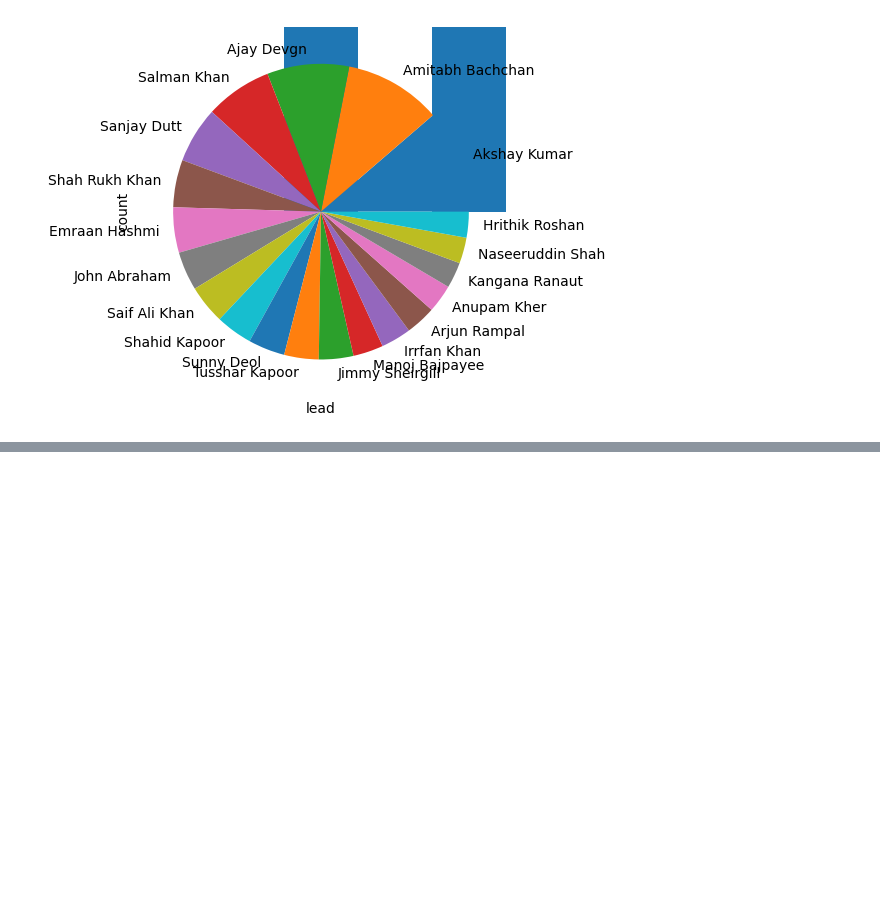
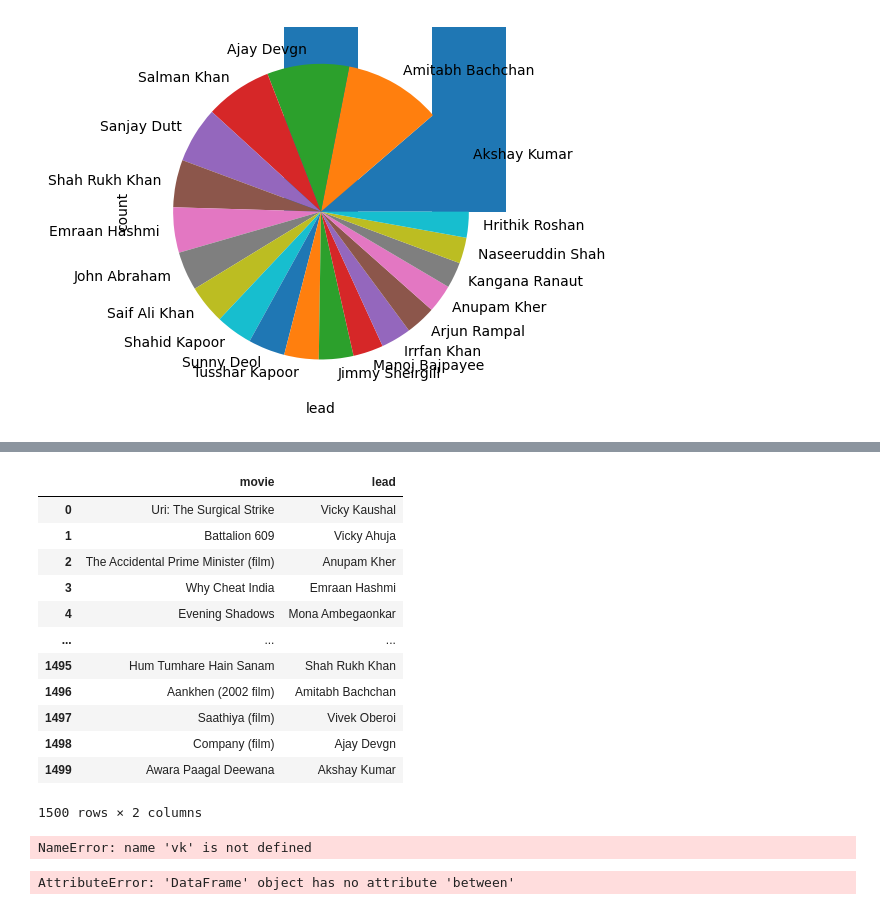
Before and after one commit to mdmohsin6/5.6-Secrets-Project, a Jupyter notebook: pandas.ipynb, the cells around one changed output, grey strips where cells are left out. Saved outputs shown, nothing was run; the diff lists cells and outputs as text; code cells hidden in the pictures; blank space fills up the shorter version.

```diff
--- a/pandas.ipynb
+++ b/pandas.ipynb
@@ -584,0 +625,35 @@ movies.value_counts().head(20).plot(kind='pie')
+# %%
+movies= pd.read_csv('/content/bollywood.csv').squeeze()
+movies
+# %% [output]
+|  | movie | lead |
+| 0 | Uri: The Surgical Strike | Vicky Kaushal |
+| 1 | Battalion 609 | Vicky Ahuja |
+| 2 | The Accidental Prime Minister (film) | Anupam Kher |
+| 3 | Why Cheat India | Emraan Hashmi |
+| 4 | Evening Shadows | Mona Ambegaonkar |
+| ... | ... | ... |
+| 1495 | Hum Tumhare Hain Sanam | Shah Rukh Khan |
+| 1496 | Aankhen (2002 film) | Amitabh Bachchan |
+| 1497 | Saathiya (film) | Vivek Oberoi |
+| 1498 | Company (film) | Ajay Devgn |
+| 1499 | Awara Paagal Deewana | Akshay Kumar |
+1500 rows × 2 columns
+# %%
+#astype
+#data ka type chnge krdeta hai
+import sys
+sys.getsizeof(vk)
+
+sys.getsizeof(vk.astype('int16'))
+# %% [output]
+NameError: name 'vk' is not defined
+# %%
+#between
+#ek range k andr value deta hai
+#vk[vk.between(51,99)]
+vk.between(51,99)
+#vk[vk.between(51,99)].size
+#kitne hain woh btata hai
+# %% [output]
+AttributeError: 'DataFrame' object has no attribute 'between'
```
Also changed, not shown: parts of 20 cells of this notebook.
